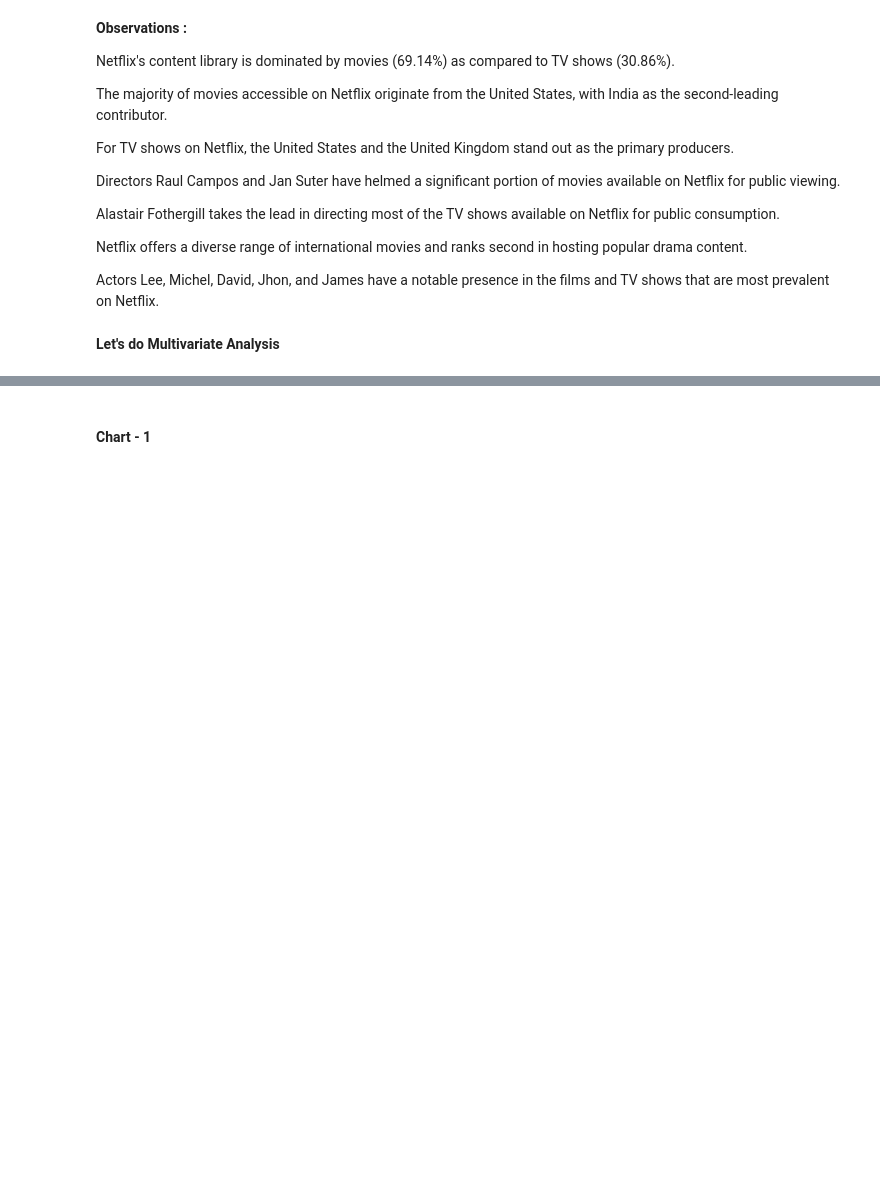
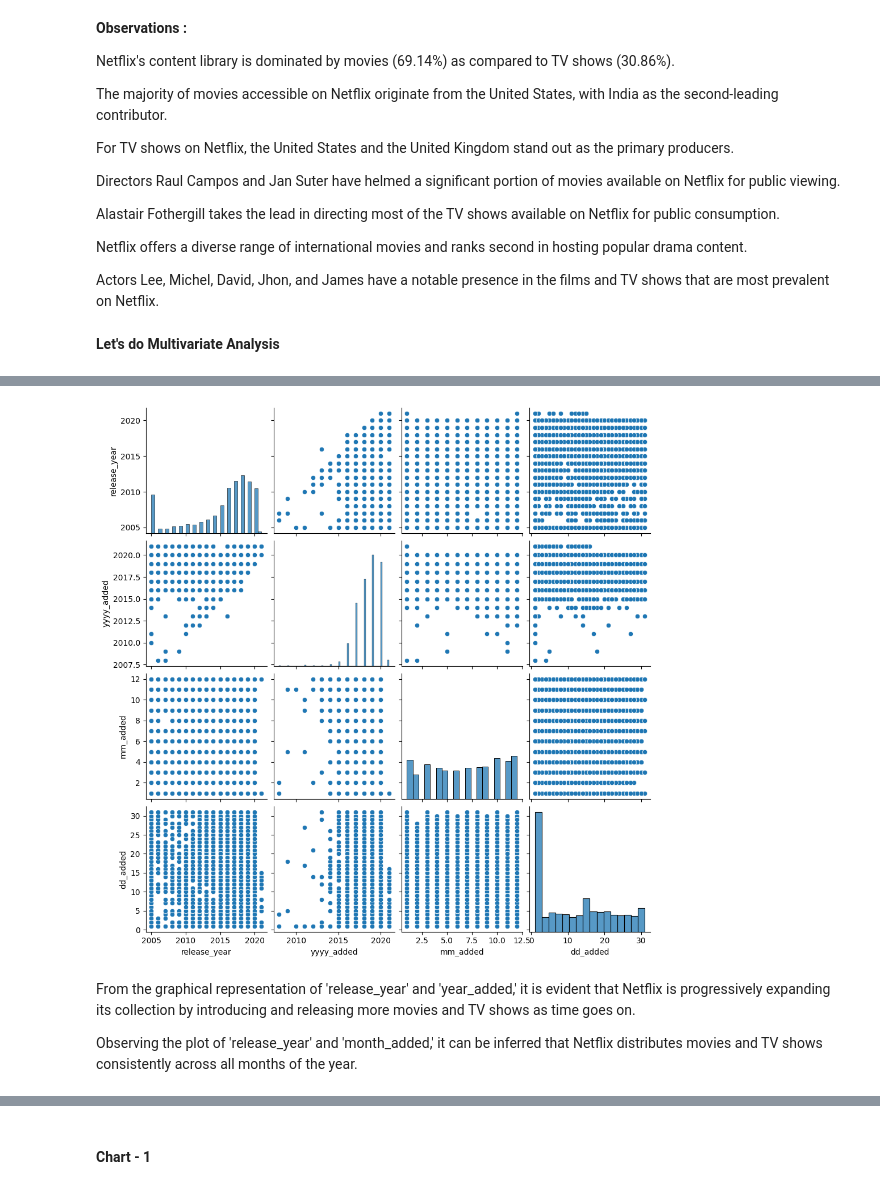
Before and after one commit to KiranKokateGitHub/Netflix-Movies-and-TV-Shows-Clustering_UnsupervisedML, a Jupyter notebook: Kiran_unsupervisedML.ipynb, the cells around one changed output, grey strips where cells are left out. Drawn from its saved outputs; the diff is of its cells as text; code cells hidden in the pictures; blank space fills up the shorter version.

```diff
--- a/Kiran_unsupervisedML.ipynb
+++ b/Kiran_unsupervisedML.ipynb
@@ -863,0 +879,11 @@ Actors Lee, Michel, David, Jhon, and James have a notable presence in the films
+# %%
+# Let's Plot Pair
+sns.pairplot(nfdf)
+plt.show()
+# %% [output]
+[figure, added]
+# %% [markdown]
+
+From the graphical representation of 'release_year' and 'year_added,' it is evident that Netflix is progressively expanding its collection by introducing and releasing more movies and TV shows as time goes on.
+
+Observing the plot of 'release_year' and 'month_added,' it can be inferred that Netflix distributes movies and TV shows consistently across all months of the year.
```
Also changed, not shown: parts of 4 cells of this notebook.
